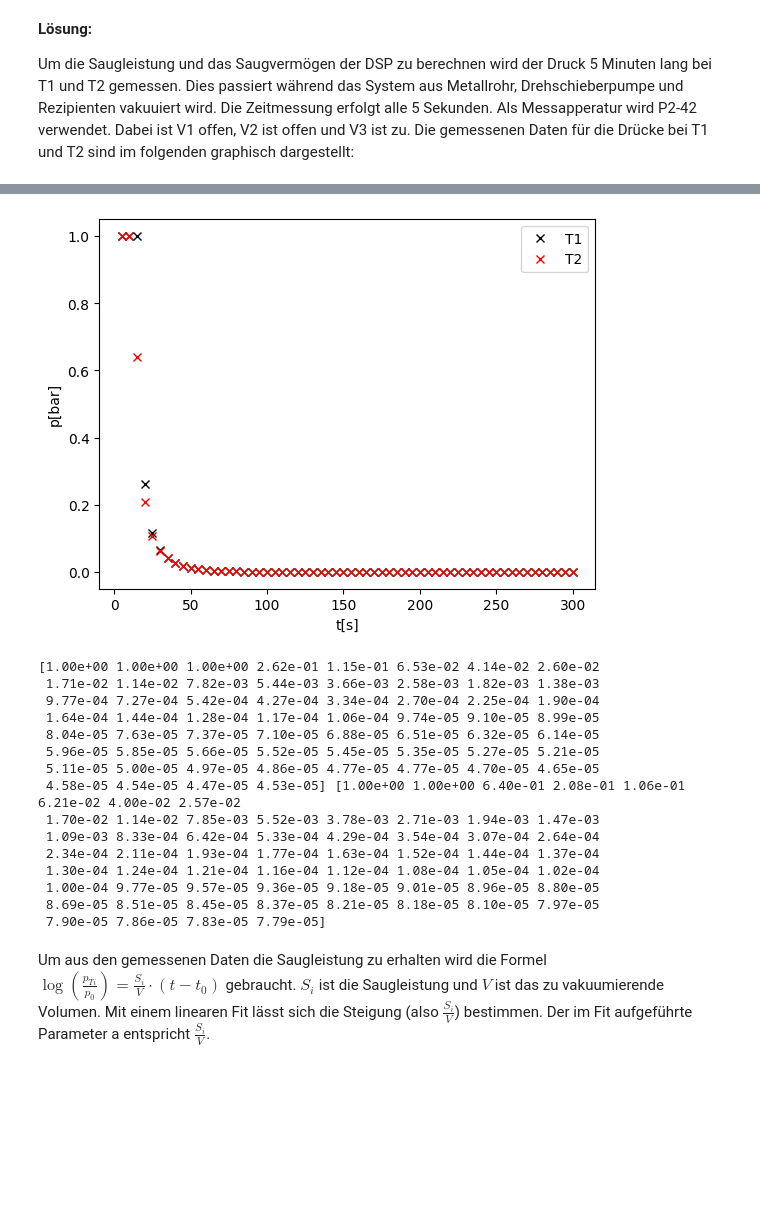
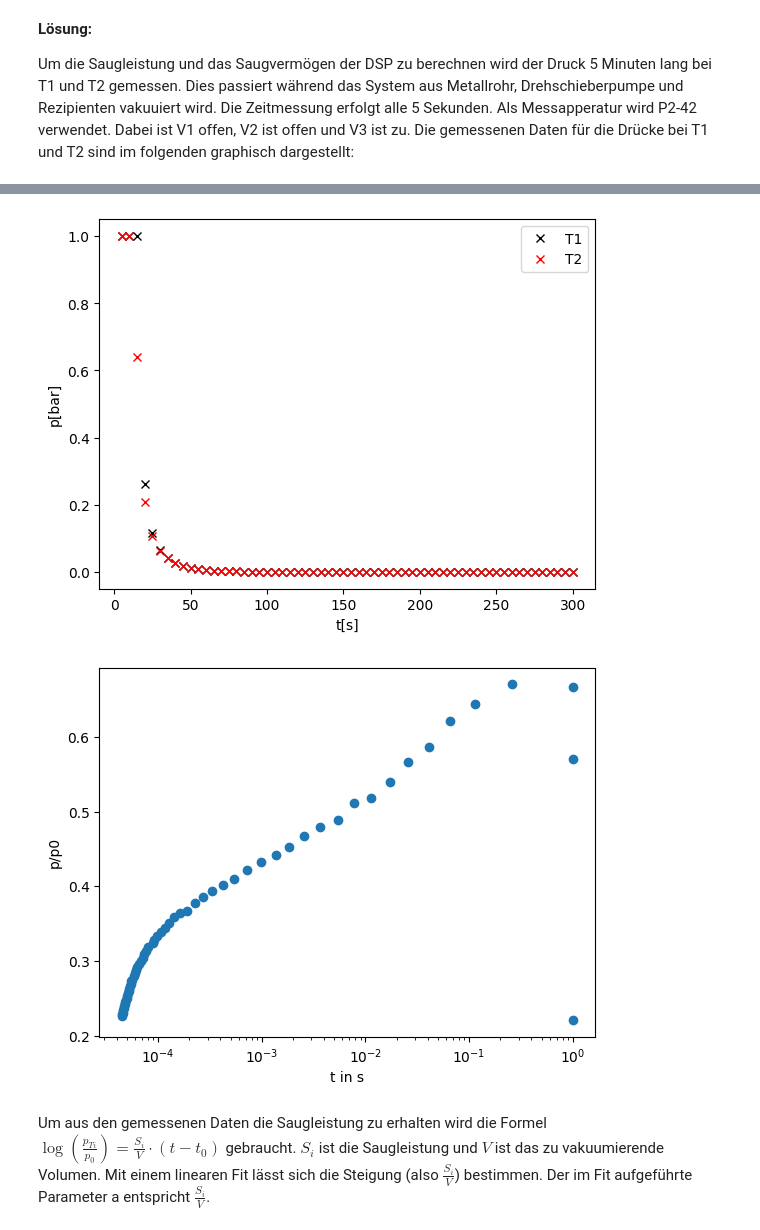
Before and after one commit to thexwon/Praktikum2KlassPhysKIT, a Jupyter notebook: Vakuum/Vakuum.ipynb, the cells around one changed output, grey strips where cells are left out. Cells and saved outputs as stored; diff of their text form; code cells hidden in the pictures; blank space fills up the shorter version.

```diff
--- a/Vakuum/Vakuum.ipynb
+++ b/Vakuum/Vakuum.ipynb
@@ -180,35 +184,25 @@ import csv
 # %%
 data=pd.read_csv('Messung/Aufgabe2_2.txt',delimiter=';',decimal=".",skiprows=1) #importiere Daten
 data.columns=['t','T1','T2']
 t = data['t'].to_numpy()
 T1 = data['T1'].to_numpy()*10**(-3)
 T2 = data['T2'].to_numpy()*10**(-3)
 
 plt.plot(t,T1,label='T1',color='black',marker='x',linestyle='None') #mache Plot
 plt.plot(t,T2,label='T2',color='red',marker='x',linestyle='None')
 plt.xlabel('t[s]')
 plt.ylabel('p[bar]')
 plt.legend()
 plt.savefig('figures/plt2.png')
 plt.show()
-print(T1,T2)
+plt.xscale("log")
+plt.scatter(T1/p0,S_i)
+plt.xlabel("t in s")
+plt.ylabel("p/p0")
+plt.show()
 # %% [output]
 [figure]
-[1.00e+00 1.00e+00 1.00e+00 2.62e-01 1.15e-01 6.53e-02 4.14e-02 2.60e-02
- 1.71e-02 1.14e-02 7.82e-03 5.44e-03 3.66e-03 2.58e-03 1.82e-03 1.38e-03
- 9.77e-04 7.27e-04 5.42e-04 4.27e-04 3.34e-04 2.70e-04 2.25e-04 1.90e-04
- 1.64e-04 1.44e-04 1.28e-04 1.17e-04 1.06e-04 9.74e-05 9.10e-05 8.99e-05
- 8.04e-05 7.63e-05 7.37e-05 7.10e-05 6.88e-05 6.51e-05 6.32e-05 6.14e-05
- 5.96e-05 5.85e-05 5.66e-05 5.52e-05 5.45e-05 5.35e-05 5.27e-05 5.21e-05
- 5.11e-05 5.00e-05 4.97e-05 4.86e-05 4.77e-05 4.77e-05 4.70e-05 4.65e-05
- 4.58e-05 4.54e-05 4.47e-05 4.53e-05] [1.00e+00 1.00e+00 6.40e-01 2.08e-01 1.06e-01 6.21e-02 4.00e-02 2.57e-02
- 1.70e-02 1.14e-02 7.85e-03 5.52e-03 3.78e-03 2.71e-03 1.94e-03 1.47e-03
- 1.09e-03 8.33e-04 6.42e-04 5.33e-04 4.29e-04 3.54e-04 3.07e-04 2.64e-04
- 2.34e-04 2.11e-04 1.93e-04 1.77e-04 1.63e-04 1.52e-04 1.44e-04 1.37e-04
- 1.30e-04 1.24e-04 1.21e-04 1.16e-04 1.12e-04 1.08e-04 1.05e-04 1.02e-04
- 1.00e-04 9.77e-05 9.57e-05 9.36e-05 9.18e-05 9.01e-05 8.96e-05 8.80e-05
- 8.69e-05 8.51e-05 8.45e-05 8.37e-05 8.21e-05 8.18e-05 8.10e-05 7.97e-05
- 7.90e-05 7.86e-05 7.83e-05 7.79e-05]
+[figure, added]
 # %% [markdown]
 Um aus den gemessenen Daten die Saugleistung zu erhalten wird die Formel
 $\log(\frac{p_{Ti}}{p_0})=\frac{S_{i}}{V}\cdot (t-t_0) $ gebraucht.
```
Also changed, not shown: parts of 6 cells of this notebook.
